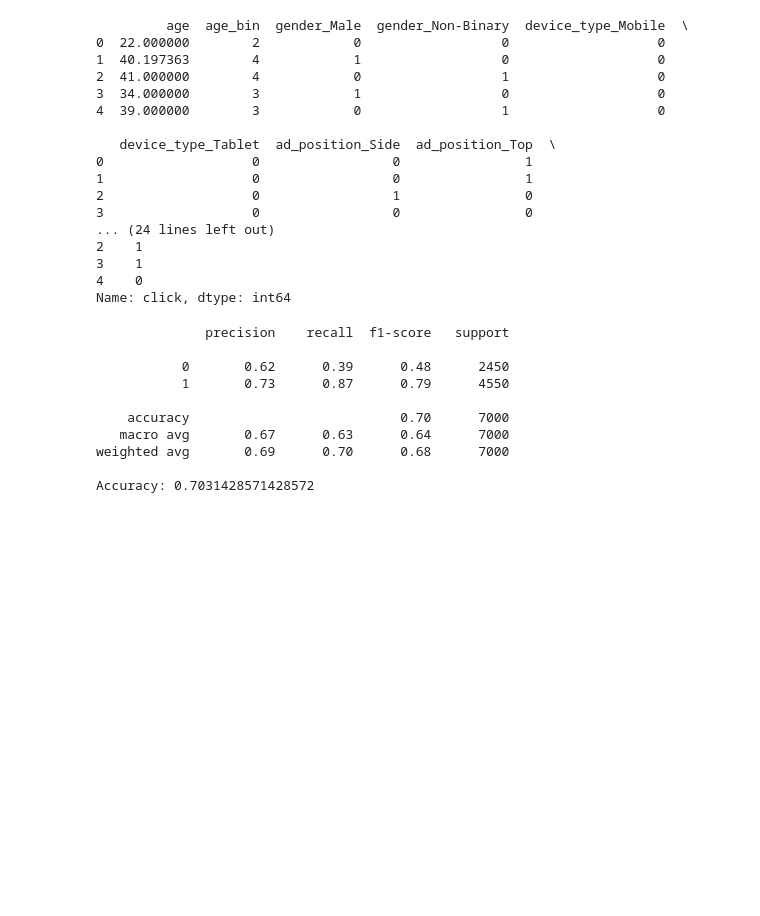
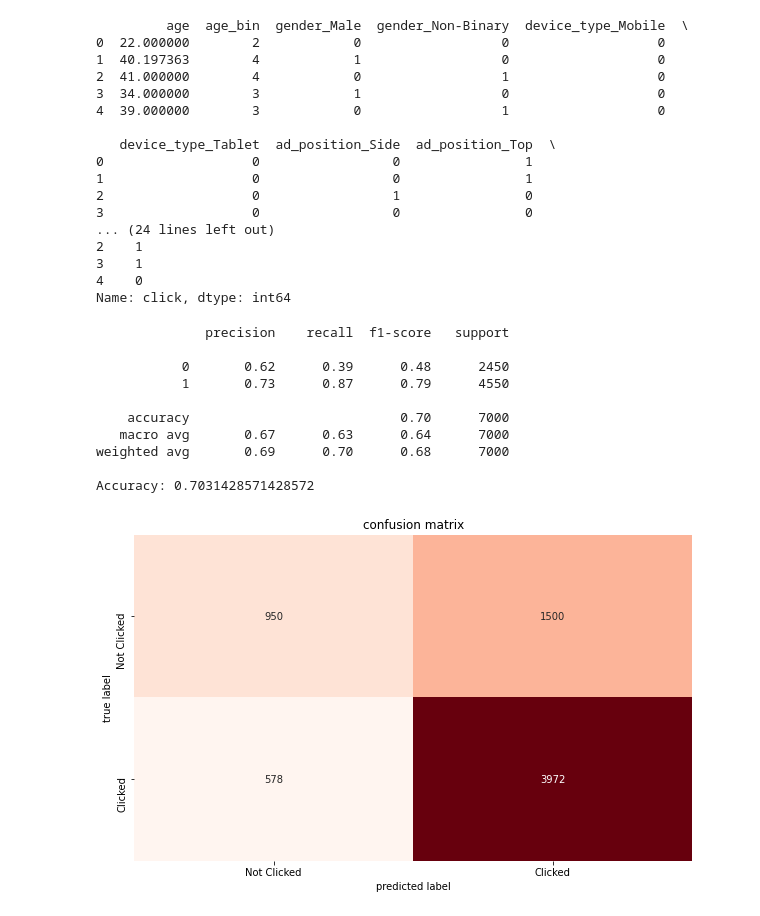
Before and after one commit to dantenvmt/Ad-Click-Prediction, a Jupyter notebook: model/model.ipynb, the cells around one changed output. Drawn from its saved outputs; the diff is of its cells as text; code cells hidden in the pictures; blank space fills up the shorter version.

```diff
--- a/model/model.ipynb
+++ b/model/model.ipynb
@@ -228,6 +228,11 @@ from sklearn.metrics import confusion_matrix
 cm = confusion_matrix(y_test, y_pred.round())
 # %%
 plt.figure(figsize = (10,6))
-sns.heatmap(cm, annot = True, fmt  = 'd', cmap = "Reds", cbar =False
-           xticklabel = ['Not Clicked','Clicked'], yticklabel = ['Not Clicked','Clicked'])
-plt.xlabel("predicted")
+sns.heatmap(cm, annot = True, fmt  = 'd', cmap = "Reds", cbar =False,
+           xticklabels = ['Not Clicked','Clicked'], yticklabels = ['Not Clicked','Clicked'])
+plt.xlabel("predicted label")
+plt.ylabel("true label")
+plt.title("confusion matrix")
+plt.show()
+# %% [output]
+[figure, added]
```
